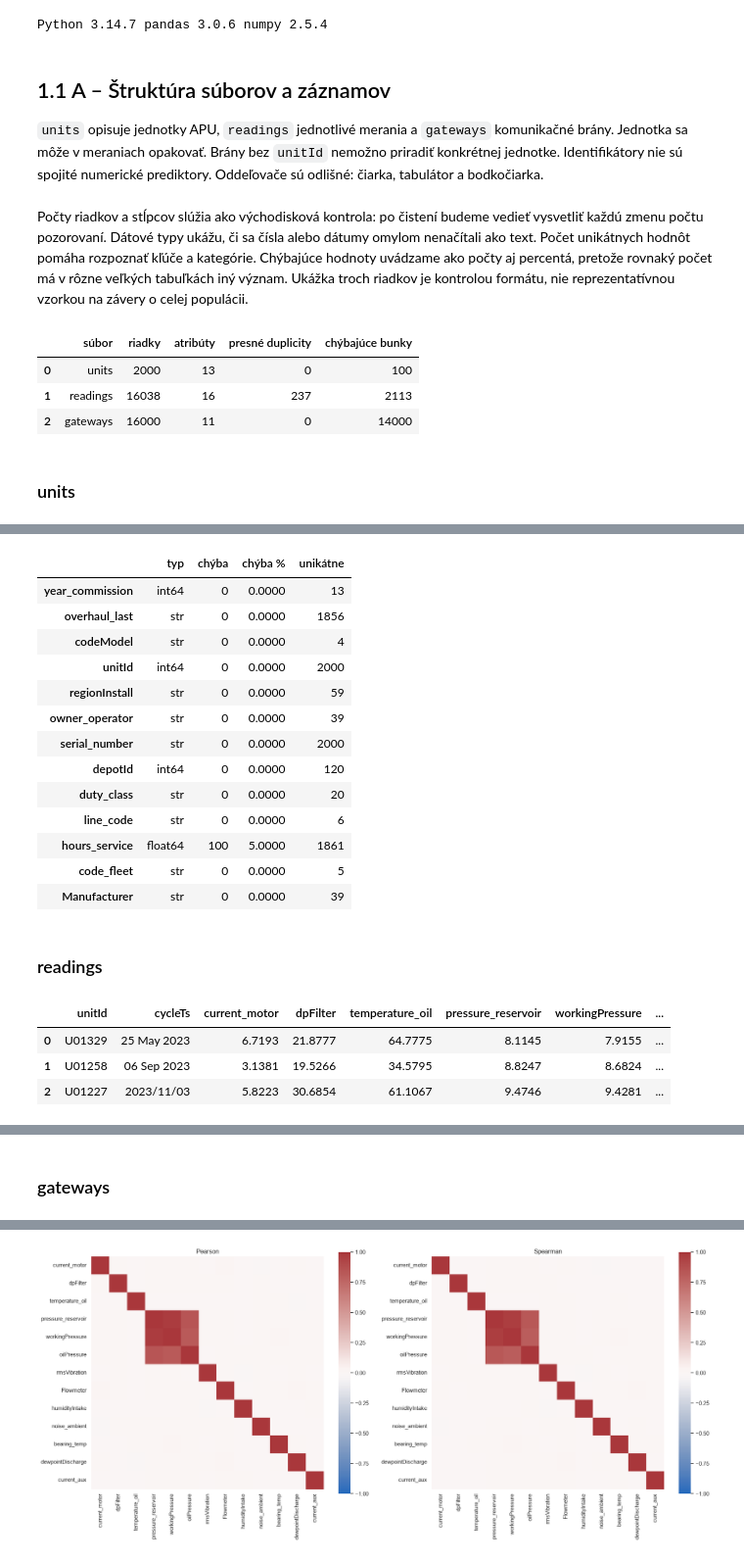
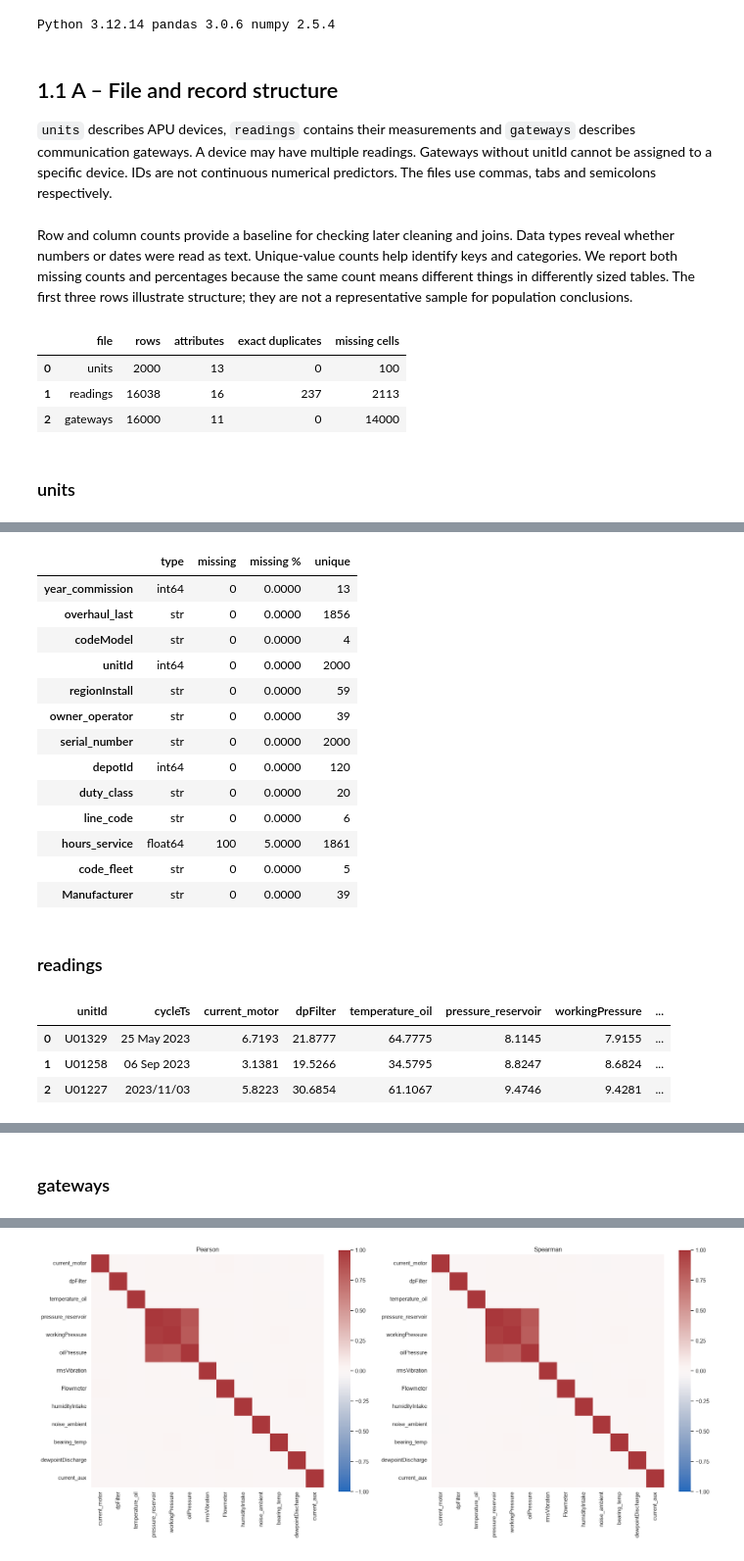
Before and after one commit to MishaTeror/IAU_faza1, a Jupyter notebook: IAU_faza1_012.ipynb, the cells around one changed output, grey strips where cells are left out. Shown at 98% size. Drawn from its saved outputs; the diff is of its cells as text; code cells hidden in the pictures.

```diff
--- a/IAU_faza1_012.ipynb
+++ b/IAU_faza1_012.ipynb
@@ -22,31 +22,41 @@ pd.set_option("display.max_columns", 20)
 pd.set_option("display.max_rows", 50)
 pd.set_option("display.float_format", lambda x: f"{x:.4f}")
 DATA = Path("012")
-assert DATA.is_dir(), "Priečinok 012 musí byť vedľa notebooku."
+assert DATA.is_dir(), "The 012 folder must be beside the notebook."
 raw = {"units": pd.read_csv(DATA / "units.csv", sep=","),
        "readings": pd.read_csv(DATA / "readings.csv", sep="\t"),
        "gateways": pd.read_csv(DATA / "gateways.csv", sep=";")}
 sensors = [c for c in raw["readings"].columns if c not in ["unitId", "cycleTs", "Failure"]]
 print("Python", platform.python_version(), "pandas", pd.__version__, "numpy", np.__version__)
+
+# Shared imports for the teammate's analysis and the second hypothesis.
+import statsmodels.api as sm
+import statsmodels.stats.api as sms
+from statsmodels.stats.power import TTestIndPower
+from scipy.stats import mannwhitneyu, spearmanr
+# Work on copies; all CSV loading takes place above, exactly once.
+units = raw["units"].copy()
+readings = raw["readings"].copy()
+gateways = raw["gateways"].copy()
 # %% [output]
-Python 3.14.7 pandas 3.0.6 numpy 2.5.4
+Python 3.12.14 pandas 3.0.6 numpy 2.5.4
 # %% [markdown]
-## 1.1 A – Štruktúra súborov a záznamov
-`units` opisuje jednotky APU, `readings` jednotlivé merania a `gateways` komunikačné brány. Jednotka sa môže v meraniach opakovať. Brány bez `unitId` nemožno priradiť konkrétnej jednotke. Identifikátory nie sú spojité numerické prediktory. Oddeľovače sú odlišné: čiarka, tabulátor a bodkočiarka.
+## 1.1 A – File and record structure
+`units` describes APU devices, `readings` contains their measurements and `gateways` describes communication gateways. A device may have multiple readings. Gateways without unitId cannot be assigned to a specific device. IDs are not continuous numerical predictors. The files use commas, tabs and semicolons respectively.
 # %% [markdown]
-Počty riadkov a stĺpcov slúžia ako východisková kontrola: po čistení budeme vedieť vysvetliť každú zmenu počtu pozorovaní. Dátové typy ukážu, či sa čísla alebo dátumy omylom nenačítali ako text. Počet unikátnych hodnôt pomáha rozpoznať kľúče a kategórie. Chýbajúce hodnoty uvádzame ako počty aj percentá, pretože rovnaký počet má v rôzne veľkých tabuľkách iný význam. Ukážka troch riadkov je kontrolou formátu, nie reprezentatívnou vzorkou na závery o celej populácii.
+Row and column counts provide a baseline for checking later cleaning and joins. Data types reveal whether numbers or dates were read as text. Unique-value counts help identify keys and categories. We report both missing counts and percentages because the same count means different things in differently sized tables. The first three rows illustrate structure; they are not a representative sample for population conclusions.
 # %%
-overview = pd.DataFrame([{"súbor": k, "riadky": len(v), "atribúty": v.shape[1],
-                           "presné duplicity": v.duplicated().sum(),
-                           "chýbajúce bunky": v.isna().sum().sum()} for k,v in raw.items()])
+overview = pd.DataFrame([{"file": k, "rows": len(v), "attributes": v.shape[1],
+                           "exact duplicates": v.duplicated().sum(),
+                           "missing cells": v.isna().sum().sum()} for k,v in raw.items()])
 display(overview)
 for name, frame in raw.items():
     display(Markdown(f"### {name}"))
     display(frame.head(3))
-    display(pd.DataFrame({"typ": frame.dtypes.astype(str), "chýba": frame.isna().sum(),
-                          "chýba %": frame.isna().mean()*100, "unikátne": frame.nunique()}))
+    display(pd.DataFrame({"type": frame.dtypes.astype(str), "missing": frame.isna().sum(),
+                          "missing %": frame.isna().mean()*100, "unique": frame.nunique()}))
 # %% [output]
-|  | súbor | riadky | atribúty | presné duplicity | chýbajúce bunky |
+|  | file | rows | attributes | exact duplicates | missing cells |
 | 0 | units | 2000 | 13 | 0 | 100 |
 | 1 | readings | 16038 | 16 | 237 | 2113 |
 | 2 | gateways | 16000 | 11 | 0 | 14000 |
@@ -55,7 +65,7 @@ for name, frame in raw.items():
 | 0 | 2022 | 2018-05-21 | XC-7 | 1 | Schrobenhausen | Jones-Davies | YK-9092-54795 | ... |
 | 1 | 2020 | 07 Oct 2020 | APU-15 | 2 | Ahaus | Carvalho Leite S/A | MK-5868-13759 | ... |
 | 2 | 2022 | 2017-07-05 | APU-15 | 3 | São Salvador de Lordelo | Murray Group | PI-0711-68546 | ... |
-|  | typ | chýba | chýba % | unikátne |
+|  | type | missing | missing % | unique |
 | year_commission | int64 | 0 | 0.0000 | 13 |
 | overhaul_last | str | 0 | 0.0000 | 1856 |
 | codeModel | str | 0 | 0.0000 | 4 |
```
Also changed, not shown: parts of 102 cells of this notebook.
